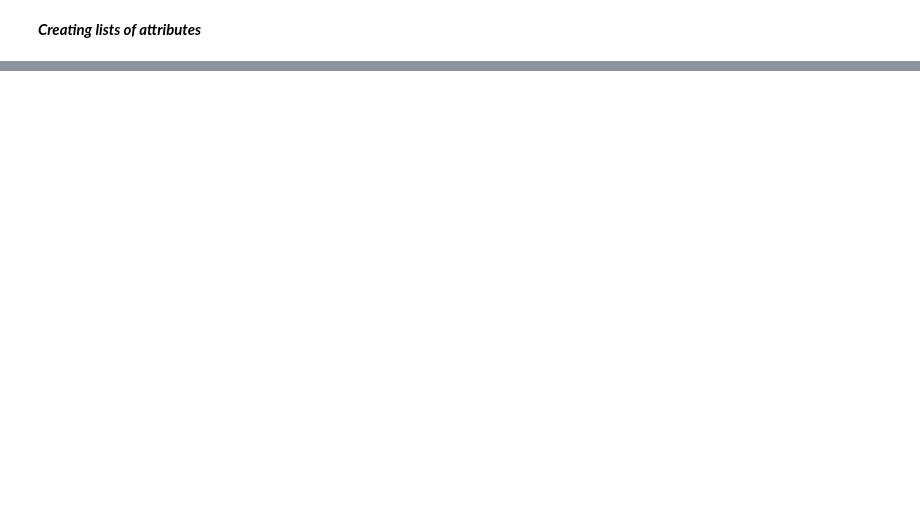
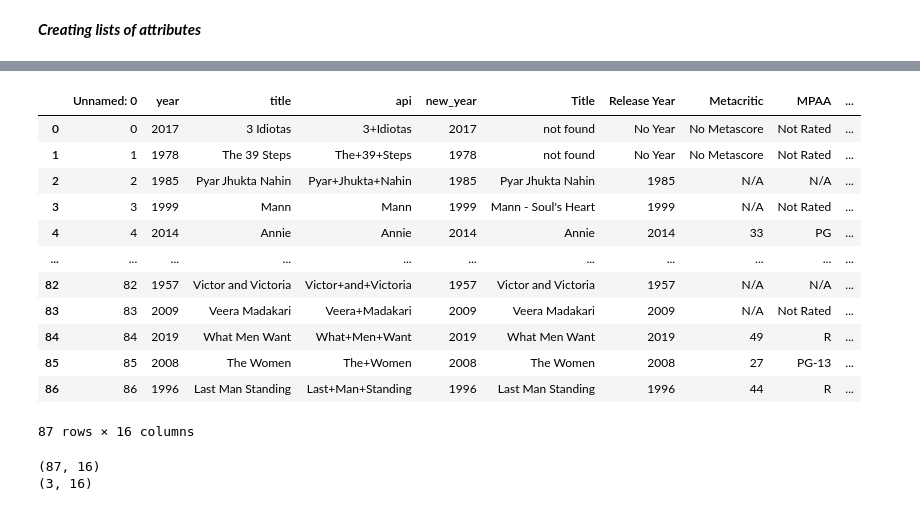
Before and after one commit to Daniel-Hoover/MovieRemakeCapstone, a Jupyter notebook: movie_api.ipynb, the cells around one changed output, grey strips where cells are left out. Drawn from its saved outputs; the diff is of its cells as text; code cells hidden in the pictures; blank space fills up the shorter version.

```diff
--- a/movie_api.ipynb
+++ b/movie_api.ipynb
@@ -209,0 +418,35 @@ movie_df
+# %%
+three['Title']=title_list
+three['Release Year']=years
+three['Metacritic']=meta
+three['MPAA']=age_rating
+three['Release Date']=release
+three['Runtime']=runtime
+three['Genres']=genre
+three['Directors']=directors
+three['Box_Office']=box
+three['IMDB']=imdb
+three['Rotten_Tom']=rotten
+# %%
+three
+# %% [output]
+|  | Unnamed: 0 | year | title | api | new_year | Title | Release Year | Metacritic | MPAA | ... |
+| 0 | 0 | 2017 | 3 Idiotas | 3+Idiotas | 2017 | not found | No Year | No Metascore | Not Rated | ... |
+| 1 | 1 | 1978 | The 39 Steps | The+39+Steps | 1978 | not found | No Year | No Metascore | Not Rated | ... |
+| 2 | 2 | 1985 | Pyar Jhukta Nahin | Pyar+Jhukta+Nahin | 1985 | Pyar Jhukta Nahin | 1985 | N/A | N/A | ... |
+| 3 | 3 | 1999 | Mann | Mann | 1999 | Mann - Soul's Heart | 1999 | N/A | Not Rated | ... |
+| 4 | 4 | 2014 | Annie | Annie | 2014 | Annie | 2014 | 33 | PG | ... |
+| ... | ... | ... | ... | ... | ... | ... | ... | ... | ... | ... |
+| 82 | 82 | 1957 | Victor and Victoria | Victor+and+Victoria | 1957 | Victor and Victoria | 1957 | N/A | N/A | ... |
+| 83 | 83 | 2009 | Veera Madakari | Veera+Madakari | 2009 | Veera Madakari | 2009 | N/A | Not Rated | ... |
+| 84 | 84 | 2019 | What Men Want | What+Men+Want | 2019 | What Men Want | 2019 | 49 | R | ... |
+| 85 | 85 | 2008 | The Women | The+Women | 2008 | The Women | 2008 | 27 | PG-13 | ... |
+| 86 | 86 | 1996 | Last Man Standing | Last+Man+Standing | 1996 | Last Man Standing | 1996 | 44 | R | ... |
+87 rows × 16 columns
+# %%
+missing_threes=three.loc[reem['Title']== 'not found']
+print(three.shape)
+print(missing_threes.shape)
+# %% [output]
+(87, 16)
+(3, 16)
```
Also changed, not shown: parts of 30 cells of this notebook.
